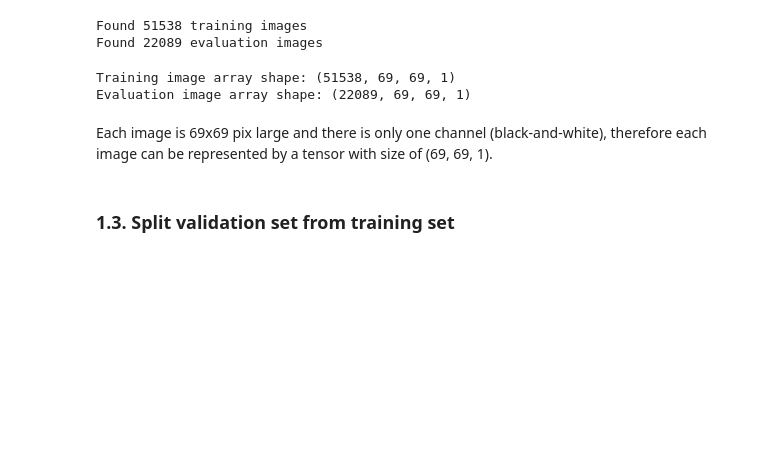
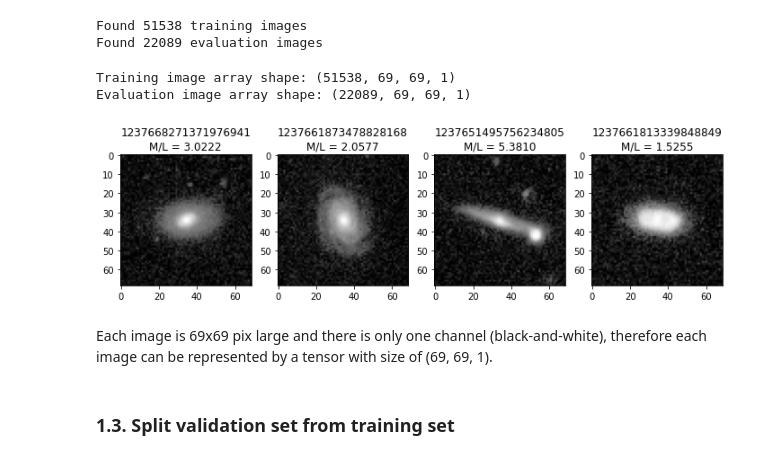
Before and after one commit to sauteed-mackerel/astrohack-starter-kit-tf, a Jupyter notebook: astrohack_tf_example.ipynb, the cells around one changed output. Cells and saved outputs as stored; diff of their text form; code cells hidden in the pictures; blank space fills up the shorter version.

Commit message:
add image preview section

```diff
--- a/astrohack_tf_example.ipynb
+++ b/astrohack_tf_example.ipynb
@@ -88,6 +88,18 @@ print('Evaluation image array shape: {}'.format(eval_images.shape))
 # %% [output]
 Training image array shape: (51538, 69, 69, 1)
 Evaluation image array shape: (22089, 69, 69, 1)
+# %%
+import matplotlib.pyplot as plt
+
+# Preview some of the images
+_show_n_images = 4
+fig, axs = plt.subplots(ncols=_show_n_images, figsize=(3 * _show_n_images, 3))
+for i in range(_show_n_images):
+    axs[i].imshow(train_images[i, :, :, 0], cmap='Greys_r')
+    axs[i].set_title('{}\nM/L = {:.4f}'.format(train_labels['SDSS_ID'].iloc[i],
+                                               train_labels['M/L'].iloc[i]))
+# %% [output]
+[figure, added]
 # %% [markdown]
 Each image is 69x69 pix large and there is only one channel (black-and-white), therefore each image can be represented by a tensor with size of (69, 69, 1).
 # %% [markdown]
```
Also changed, not shown: parts of 3 cells of this notebook.
